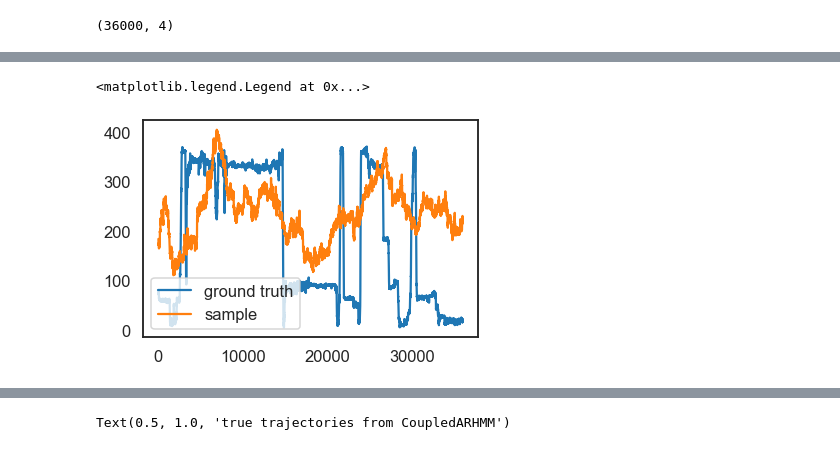
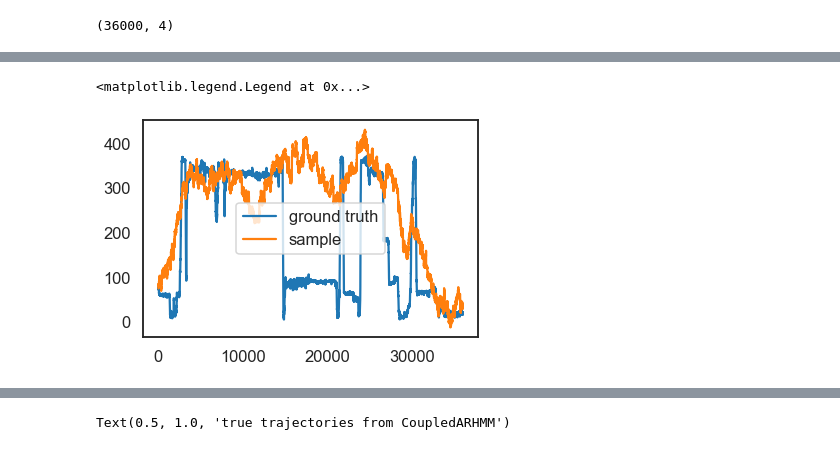
Before and after one commit to cunningham-lab/SocialBehaviors, a Jupyter notebook: ARHMM.ipynb, the cells around one changed output, grey strips where cells are left out. Drawn from its saved outputs; the diff is of its cells as text; code cells hidden in the pictures.

```diff
--- a/ARHMM.ipynb
+++ b/ARHMM.ipynb
@@ -391,10 +385,10 @@ plt.legend()
 # %%
 plt.plot(traj_29[1:,3], label='ground truth')
-plt.plot(x_29[:,3], label='sample')
+plt.plot(car_x_29[:,3], label='sample')
 plt.legend()
 # %% [output]
 <matplotlib.legend.Legend at 0x...>
-[figure, old version]
+[figure, new version]
 # %%
 plt.plot(car_x_29[:, 0], car_x_29[:, 1], '-b', label='virgin')
 plt.plot(car_x_29[:, 2], car_x_29[:, 3], '-r', label='mother')
```
Also changed, not shown: parts of 18 cells of this notebook.
